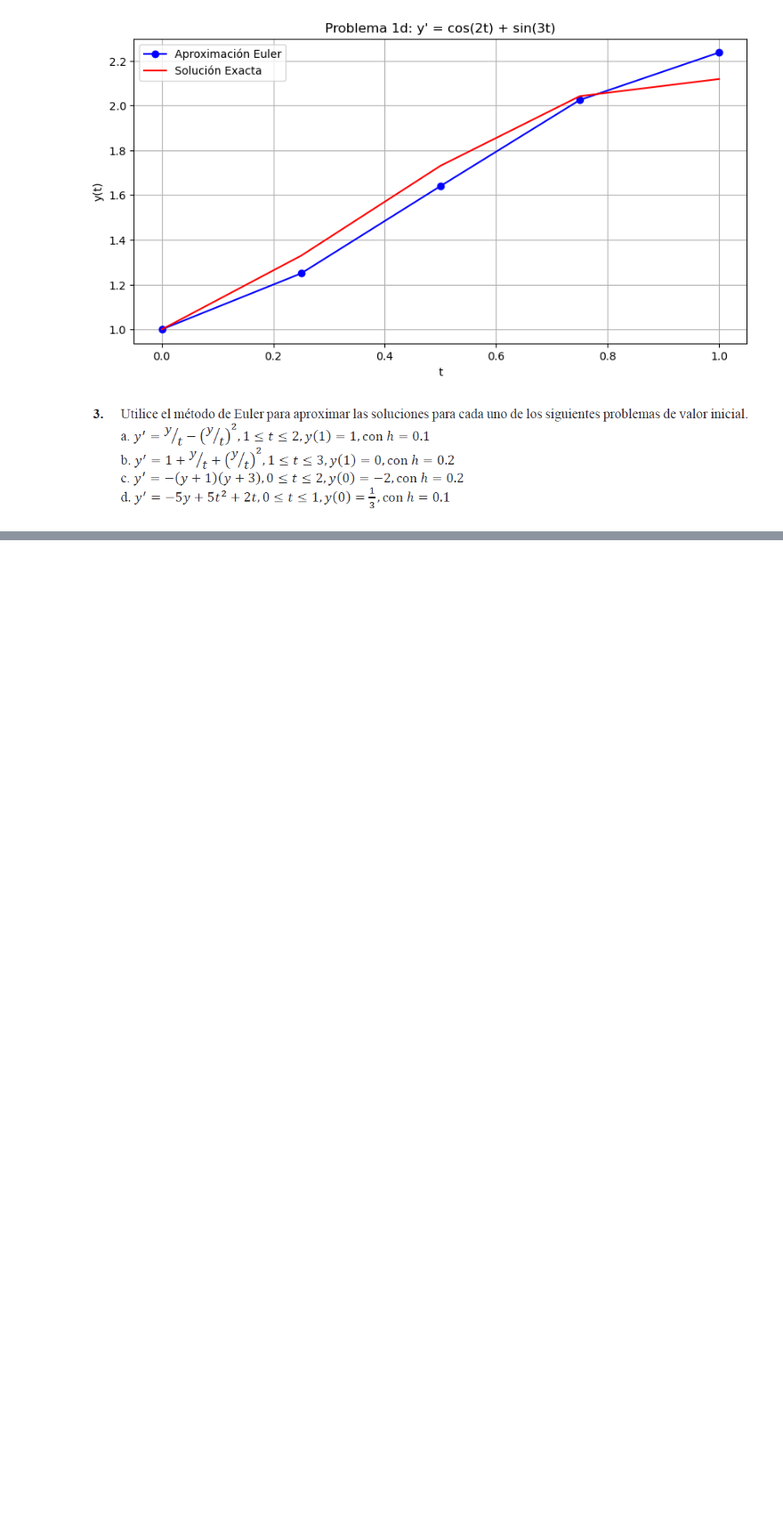
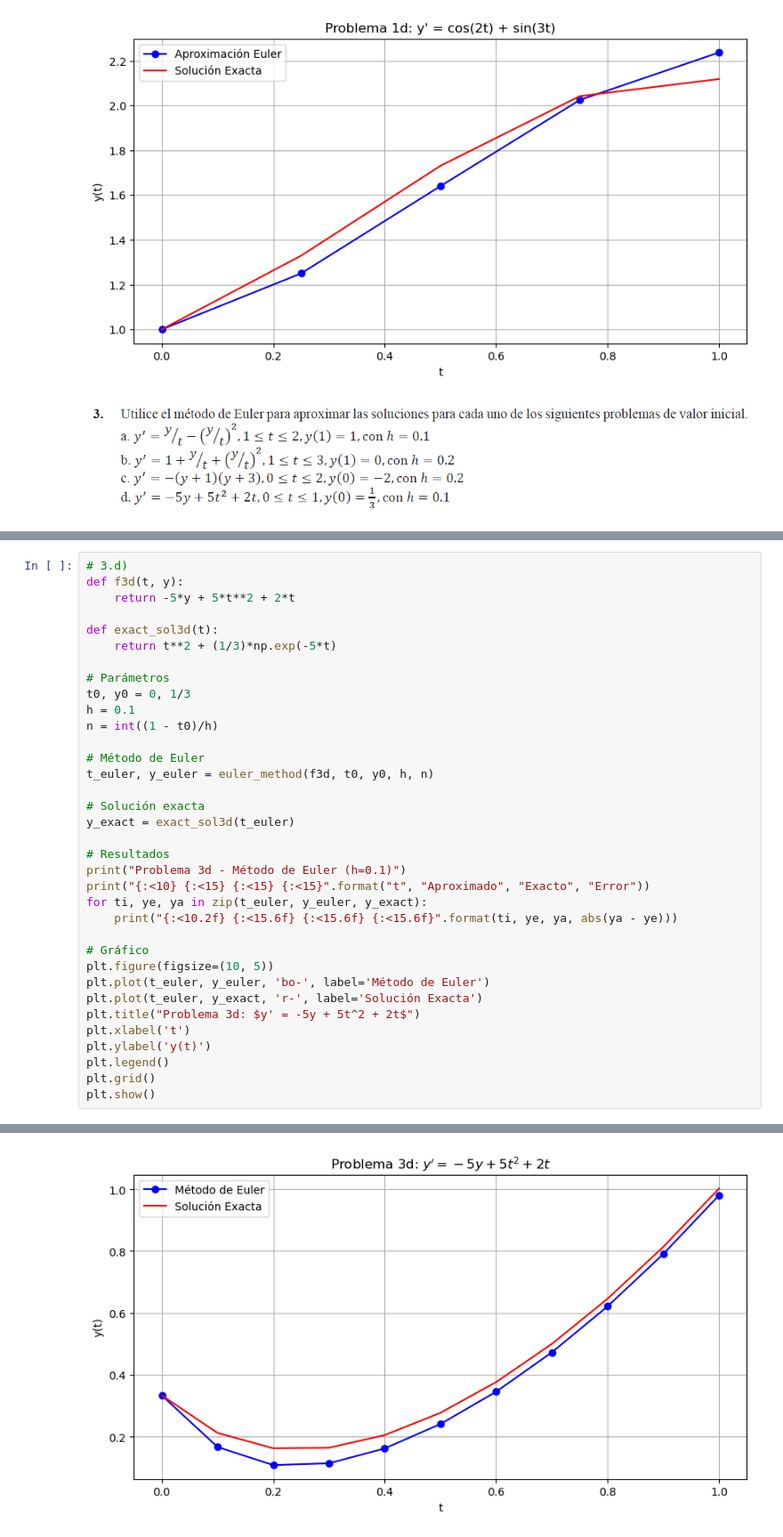
Before and after one commit to JASL22/-Tarea-12-Ejercicios-Unidad-05-A-ODE-Metodo-de-Euler, a Jupyter notebook: Deber 12.ipynb, the cells around one changed output, grey strips where cells are left out. Shown at 89% size. Cells and saved outputs as stored; diff of their text form; blank space fills up the shorter version.

```diff
--- a/Deber 12.ipynb
+++ b/Deber 12.ipynb
@@ -443,0 +494,36 @@ t          Aproximado      Exacto          Error
+# %%
+# 3.d)
+def f3d(t, y):
+    return -5*y + 5*t**2 + 2*t
+
+def exact_sol3d(t):
+    return t**2 + (1/3)*np.exp(-5*t)
+
+# Parámetros
+t0, y0 = 0, 1/3
+h = 0.1
+n = int((1 - t0)/h)
+
+# Método de Euler
+t_euler, y_euler = euler_method(f3d, t0, y0, h, n)
+
+# Solución exacta
+y_exact = exact_sol3d(t_euler)
+
+# Resultados
+print("Problema 3d - Método de Euler (h=0.1)")
+print("{:<10} {:<15} {:<15} {:<15}".format("t", "Aproximado", "Exacto", "Error"))
+for ti, ye, ya in zip(t_euler, y_euler, y_exact):
+    print("{:<10.2f} {:<15.6f} {:<15.6f} {:<15.6f}".format(ti, ye, ya, abs(ya - ye)))
+
+# Gráfico
+plt.figure(figsize=(10, 5))
+plt.plot(t_euler, y_euler, 'bo-', label='Método de Euler')
+plt.plot(t_euler, y_exact, 'r-', label='Solución Exacta')
+plt.title("Problema 3d: $y' = -5y + 5t^2 + 2t$")
+plt.xlabel('t')
+plt.ylabel('y(t)')
+plt.legend()
+plt.grid()
+plt.show()
+# %% [output]
@@ -443,0 +543 @@ t          Aproximado      Exacto          Error
+[figure, added]
```
Also changed, not shown: parts of 4 cells of this notebook.
